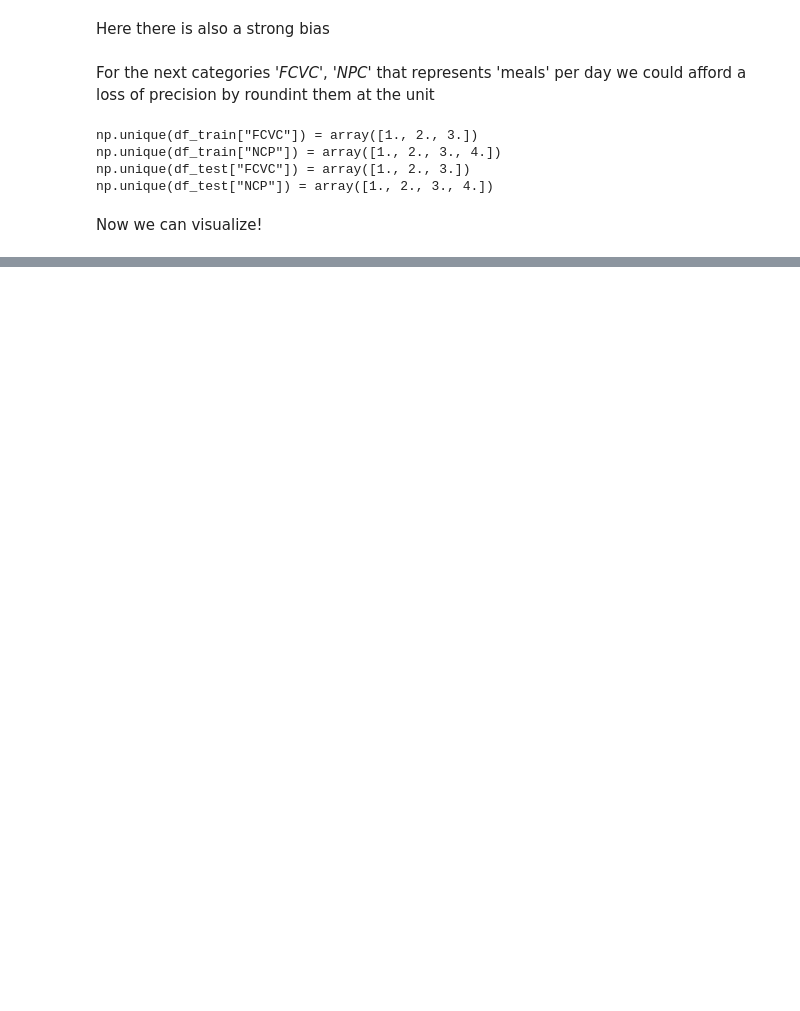
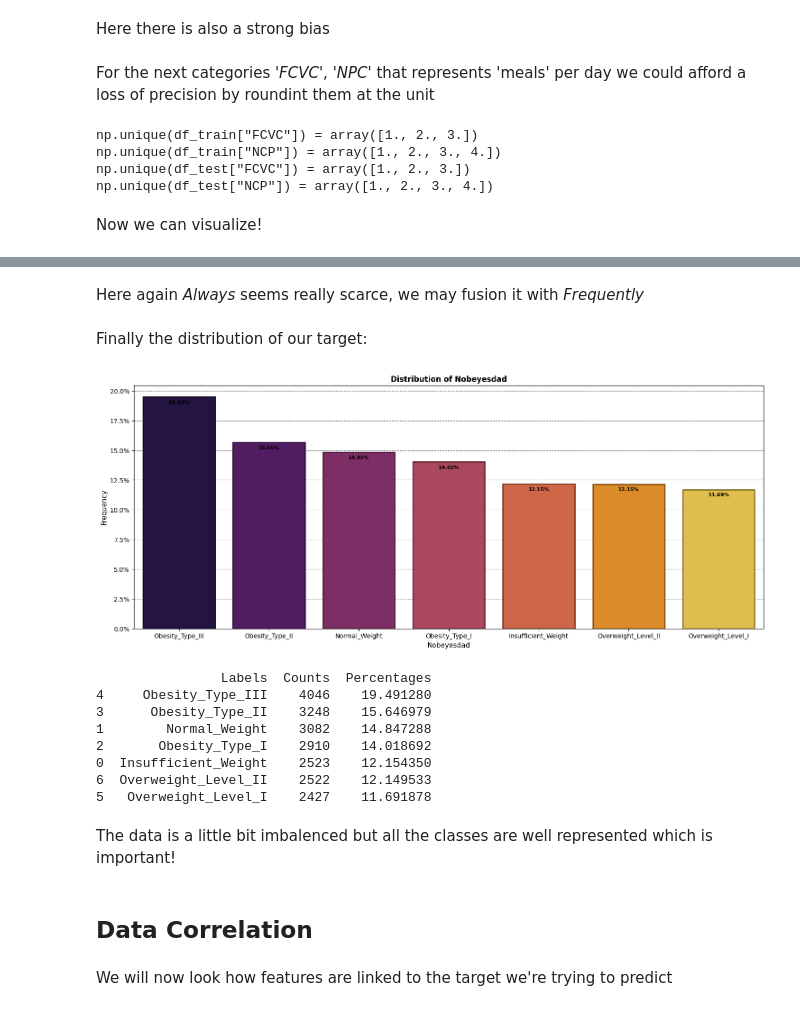
Before and after one commit to ydepledt/kaggle, a Jupyter notebook: obesity/multiclass_weight.ipynb, the cells around one changed output, grey strips where cells are left out. Drawn from its saved outputs; the diff is of its cells as text; code cells hidden in the pictures; blank space fills up the shorter version.

```diff
--- a/obesity/multiclass_weight.ipynb
+++ b/obesity/multiclass_weight.ipynb
@@ -249,0 +249,26 @@ utilities.plot_hist_discrete_feature(ax, df_train, 'NObeyesdad', color='inferno'
+# %% [markdown]
+Here again _Always_ seems really scarce, we may fusion it with _Frequently_
+# %% [markdown]
+Finally the distribution of our target:
+# %%
+plt.figure(figsize=(18, 7))
+ax = plt.subplot(1, 1, 1)
+data = utilities.plot_hist_discrete_feature(ax, df_train, 'NObeyesdad', color='inferno', frequency=True, percentage_label=5)
+plt.show()
+print(data)
+# %% [output]
+[figure, added]
+                Labels  Counts  Percentages
+4     Obesity_Type_III    4046    19.491280
+3      Obesity_Type_II    3248    15.646979
+1        Normal_Weight    3082    14.847288
+2       Obesity_Type_I    2910    14.018692
+0  Insufficient_Weight    2523    12.154350
+6  Overweight_Level_II    2522    12.149533
+5   Overweight_Level_I    2427    11.691878
+# %% [markdown]
+The data is a little bit imbalenced but all the classes are well represented which is important!
+# %% [markdown]
+## Data Correlation
+# %% [markdown]
+We will now look how features are linked to the target we're trying to predict
```
Also changed, not shown: parts of 15 cells of this notebook, 1 other file.
